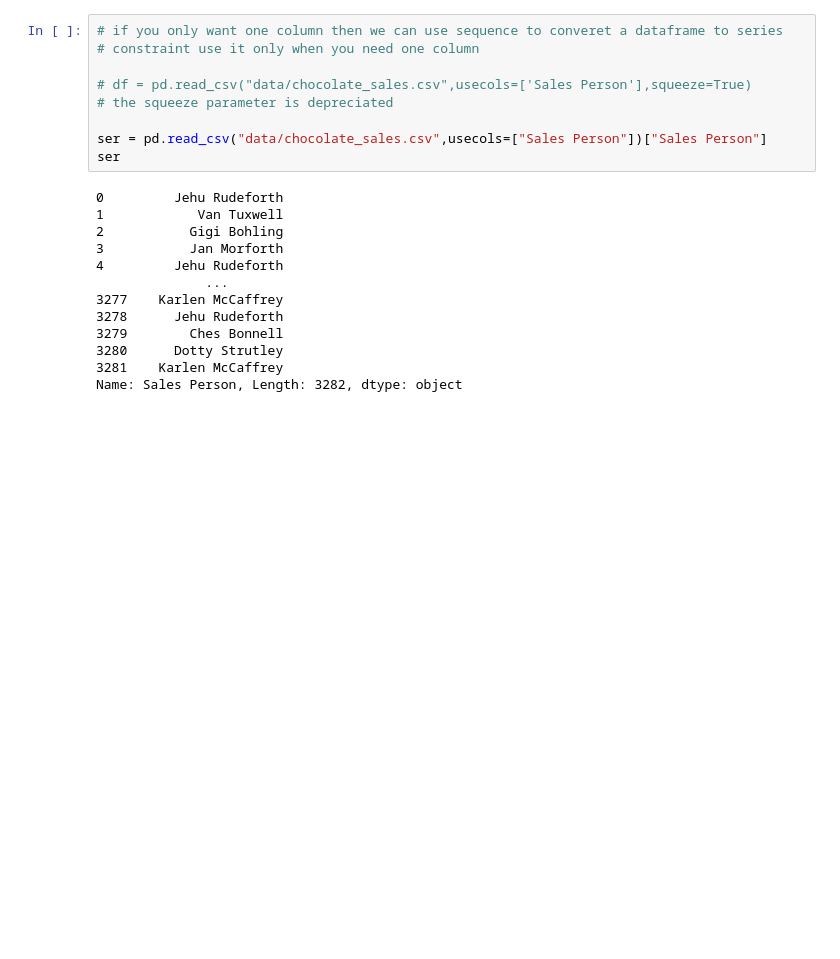
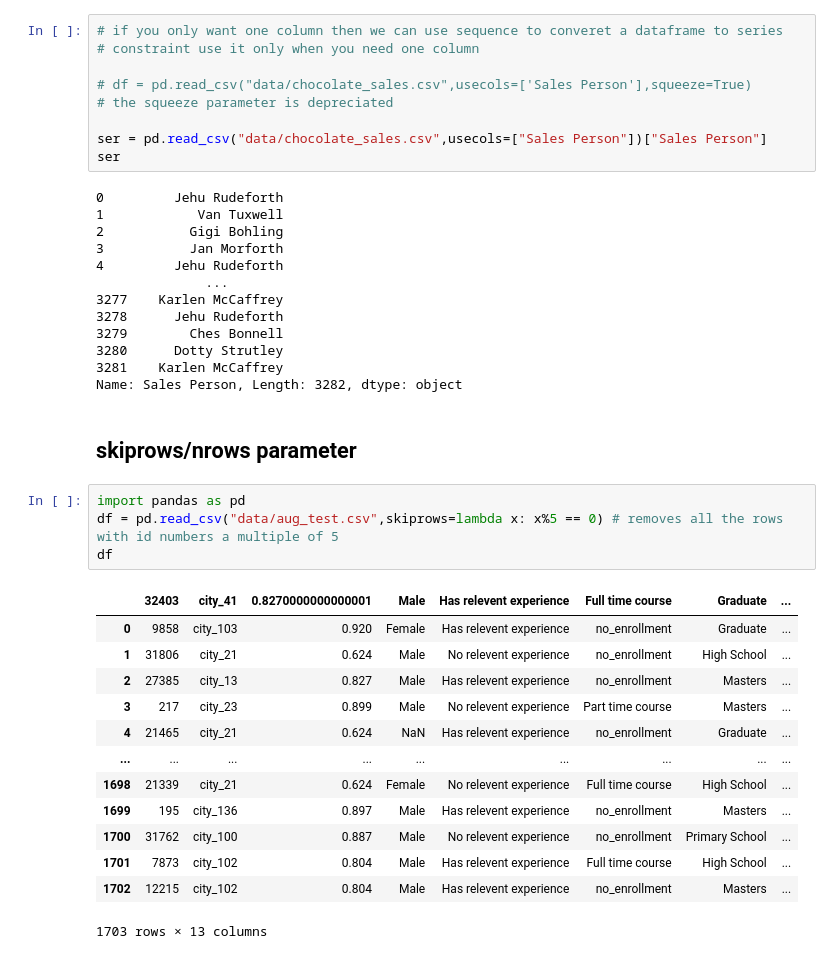
Before and after one commit to Shyamanth-2005/ml-playground, a Jupyter notebook: data_gathering/csv_data.ipynb, the cells around one changed output. Saved outputs shown, nothing was run; the diff lists cells and outputs as text; blank space fills up the shorter version.

```diff
--- a/data_gathering/csv_data.ipynb
+++ b/data_gathering/csv_data.ipynb
@@ -146,3 +146,23 @@ ser
 3280      Dotty Strutley
 3281    Karlen McCaffrey
 Name: Sales Person, Length: 3282, dtype: object
+# %% [markdown]
+## skiprows/nrows parameter
+# %%
+import pandas as pd
+df = pd.read_csv("data/aug_test.csv",skiprows=lambda x: x%5 == 0) # removes all the rows with id numbers a multiple of 5
+df
+# %% [output]
+|  | 32403 | city_41 | 0.8270000000000001 | Male | Has relevent experience | Full time course | Graduate | ... |
+| 0 | 9858 | city_103 | 0.920 | Female | Has relevent experience | no_enrollment | Graduate | ... |
+| 1 | 31806 | city_21 | 0.624 | Male | No relevent experience | no_enrollment | High School | ... |
+| 2 | 27385 | city_13 | 0.827 | Male | Has relevent experience | no_enrollment | Masters | ... |
+| 3 | 217 | city_23 | 0.899 | Male | No relevent experience | Part time course | Masters | ... |
+| 4 | 21465 | city_21 | 0.624 | NaN | Has relevent experience | no_enrollment | Graduate | ... |
+| ... | ... | ... | ... | ... | ... | ... | ... | ... |
+| 1698 | 21339 | city_21 | 0.624 | Female | No relevent experience | Full time course | High School | ... |
+| 1699 | 195 | city_136 | 0.897 | Male | Has relevent experience | no_enrollment | Masters | ... |
+| 1700 | 31762 | city_100 | 0.887 | Male | No relevent experience | no_enrollment | Primary School | ... |
+| 1701 | 7873 | city_102 | 0.804 | Male | Has relevent experience | Full time course | High School | ... |
+| 1702 | 12215 | city_102 | 0.804 | Male | Has relevent experience | no_enrollment | Masters | ... |
+1703 rows × 13 columns
```
Also changed, not shown: parts of 18 cells of this notebook, 4 other files.
